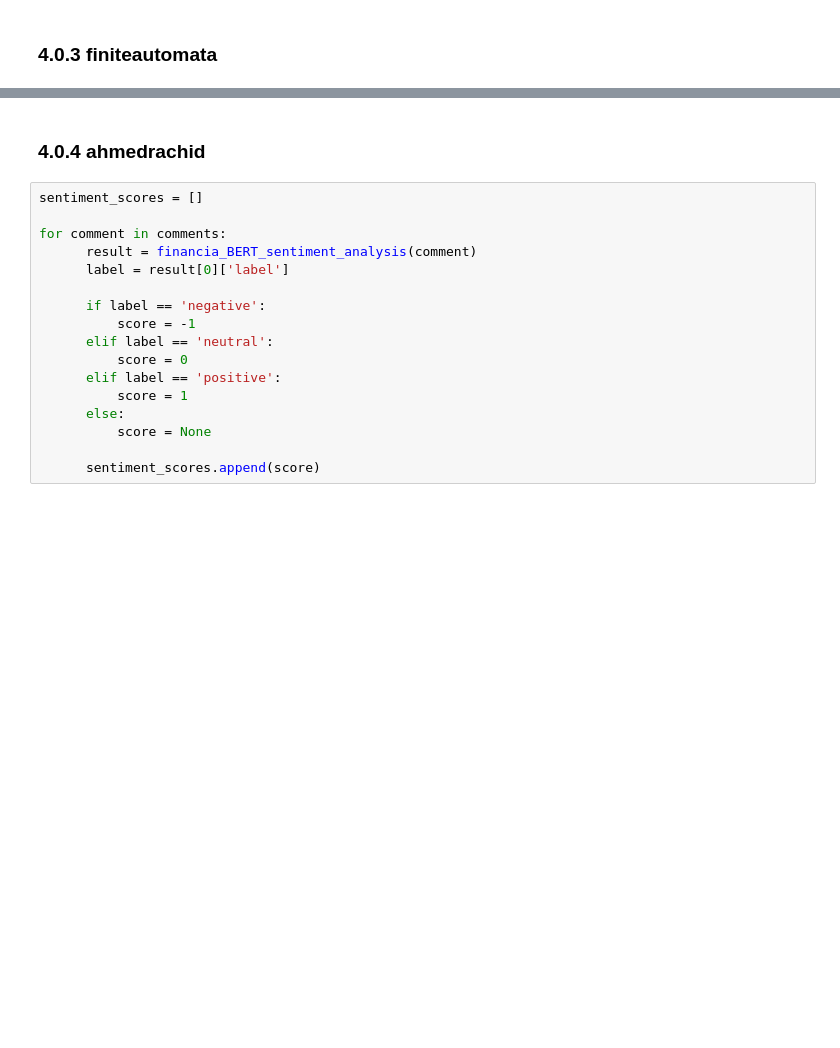
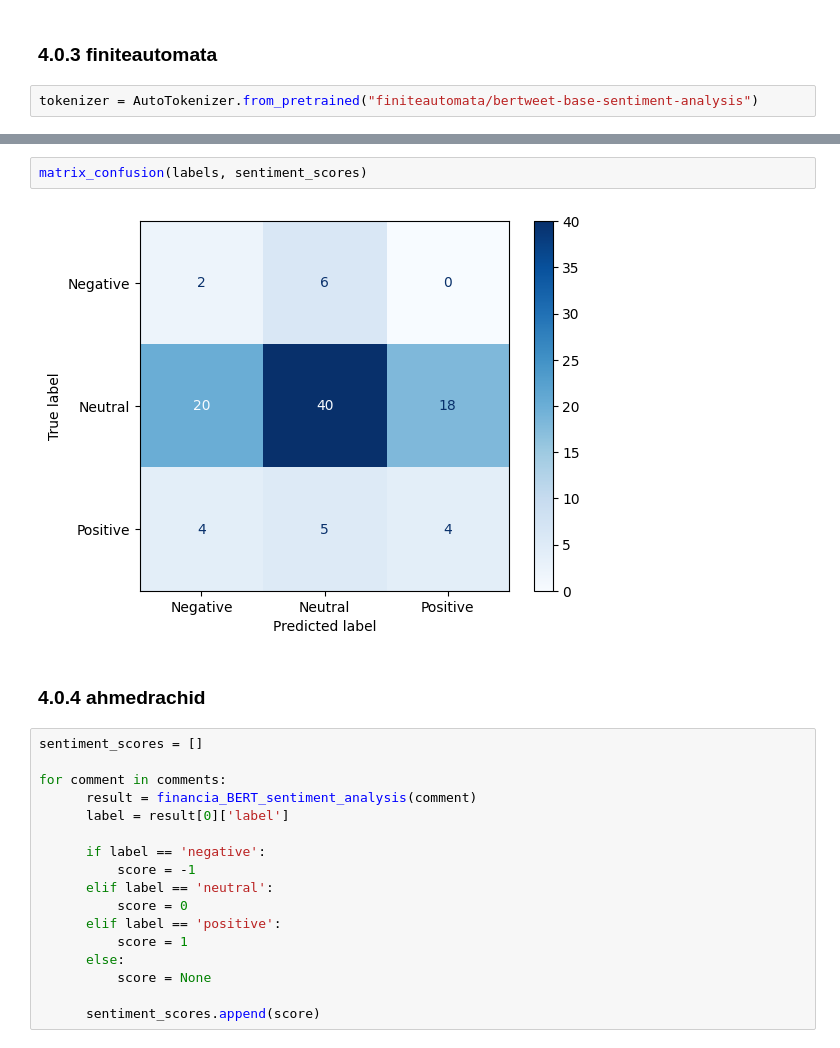
Before and after one commit to szymonszczurowski/Sentiment-Analysis-of-YouTube-Comments, a Jupyter notebook: Best_model_for_sentiment_classification.ipynb, the cells around one changed output, grey strips where cells are left out. Saved outputs shown, nothing was run; the diff lists cells and outputs as text; blank space fills up the shorter version.

```diff
--- a/Best_model_for_sentiment_classification.ipynb
+++ b/Best_model_for_sentiment_classification.ipynb
@@ -237,4 +257,6 @@ F1 Score: 0.18329562594268478
 # %% [markdown]
 ### 4.0.3 finiteautomata
+# %%
+tokenizer = AutoTokenizer.from_pretrained("finiteautomata/bertweet-base-sentiment-analysis")
 # %%
 sentiment_scores = []
@@ -268,3 +291,7 @@ print(f"F1 Score: {f1}")
+# %%
+matrix_confusion(labels, sentiment_scores)
+# %% [output]
+[figure, added]
 # %% [markdown]
 ### 4.0.4 ahmedrachid
 # %%
```
Also changed, not shown: parts of 31 cells of this notebook.
